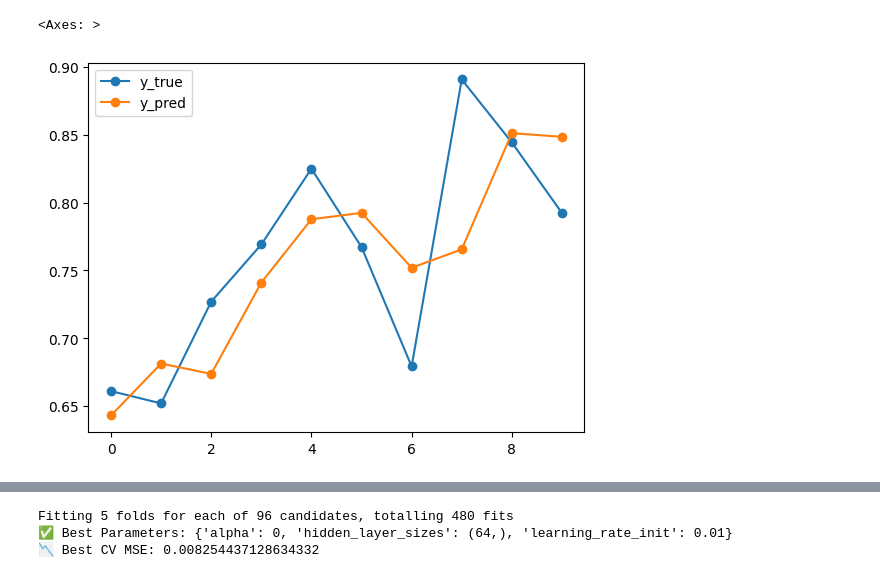
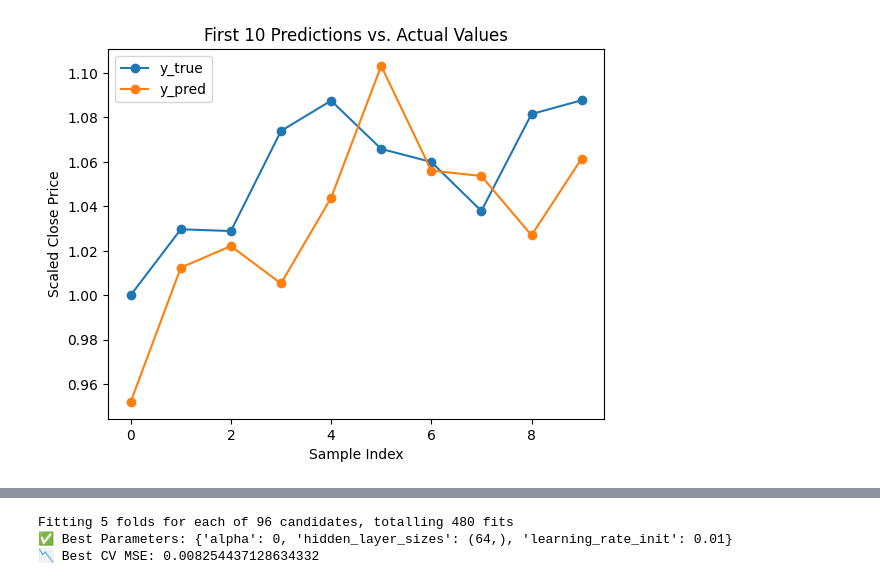
Before and after one commit to d1ananguyen/stock-market-prediction-project, a Jupyter notebook: notebooks/exploration/david-exploration.ipynb, the cells around one changed output, grey strips where cells are left out. Cells and saved outputs as stored; diff of their text form; code cells hidden in the pictures.

Commit message:
updated model with more depth and width to improve r^2 and mse with yfinance data group is using

```diff
--- a/notebooks/exploration/david-exploration.ipynb
+++ b/notebooks/exploration/david-exploration.ipynb
@@ -1,10 +1,14 @@
 # %%
 import pandas as pd
 from sklearn.preprocessing import StandardScaler
+import yfinance as yf
+
 
 #import AAPL csv, csv data is different from yahoo finance
-csv_AAPL = pd.read_csv('../../data/individual_tickers/AAPL_historic.csv')
-
+ticker = "AAPL"
+start  = "2017-01-01"
+end    = "2025-01-01"
+csv_AAPL = yf.download(ticker, start=start, end=end).reset_index()
 #since date type is just a object convert it to a datetime object
 csv_AAPL['Date'] = pd.to_datetime(csv_AAPL['Date'])
 
@@ -104,7 +164,7 @@ df_fe.dropna(inplace=True)
 
 # 5) Prepare X and y
 X = df_fe.drop(columns=['Date','Close'])
-y = df_fe['Close']
+y = df_fe['Close'].to_numpy().ravel()
 
 # 6) Train/test split (80/20 chronological)
 X_train, X_test, y_train, y_test = train_test_split(
@@ -113,7 +173,7 @@ X_train, X_test, y_train, y_test = train_test_split(
 
 # 7) Instantiate and fit your MLP
 mlp_model = MLPRegressor(
-    hidden_layer_sizes=(128,128),
+    hidden_layer_sizes=(128,128,128), #the more data there is the more neurons needed, due to our features
     alpha=1e-4,
     activation='relu',
     solver='adam',
@@ -133,8 +193,17 @@ print(f"Test MSE: {mse:.4f}")
 print(f"Test R²:  {r2:.4f}")
 
 # 9) Quick plot of first 10 true vs. predicted
-pd.DataFrame({
-    'y_true': y_test.values[:10],
-    'y_pred': y_pred[:10],
-}).plot(marker='o')
+# pd.DataFrame({
+#     'y_true': y_test.values[:10],
+#     'y_pred': y_pred[:10],
+# }).plot(marker='o')
+y_true_10 = y_test[:10]   # already 1-D
+y_pred_10 = y_pred[:10]
+
+df_plot = pd.DataFrame({'y_true': y_true_10, 'y_pred': y_pred_10})
+df_plot.plot(marker='o')
+plt.title("First 10 Predictions vs. Actual Values")
+plt.xlabel("Sample Index")
+plt.ylabel("Scaled Close Price")
+plt.show()
 # %% [output]
@@ -158,5 +227,4 @@ Test R²:  0.9910
-<Axes: >
-[figure, old version]
+[figure, new version]
 # %%
 import matplotlib.pyplot as plt
 
```
Also changed, not shown: parts of 4 cells of this notebook, 2 other files.
